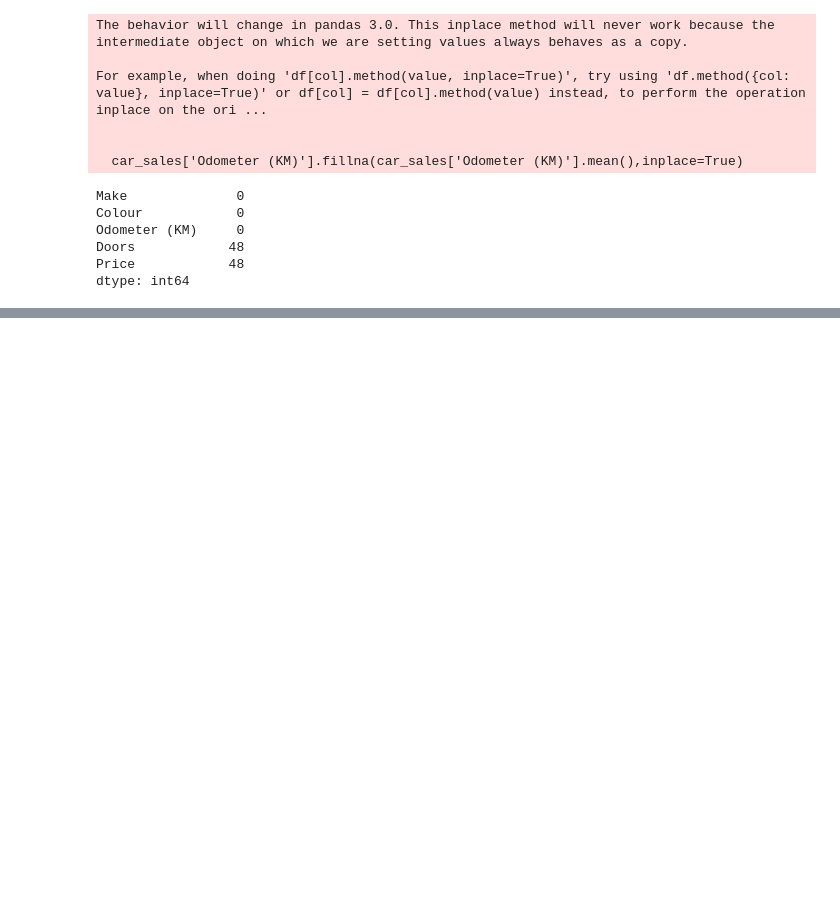
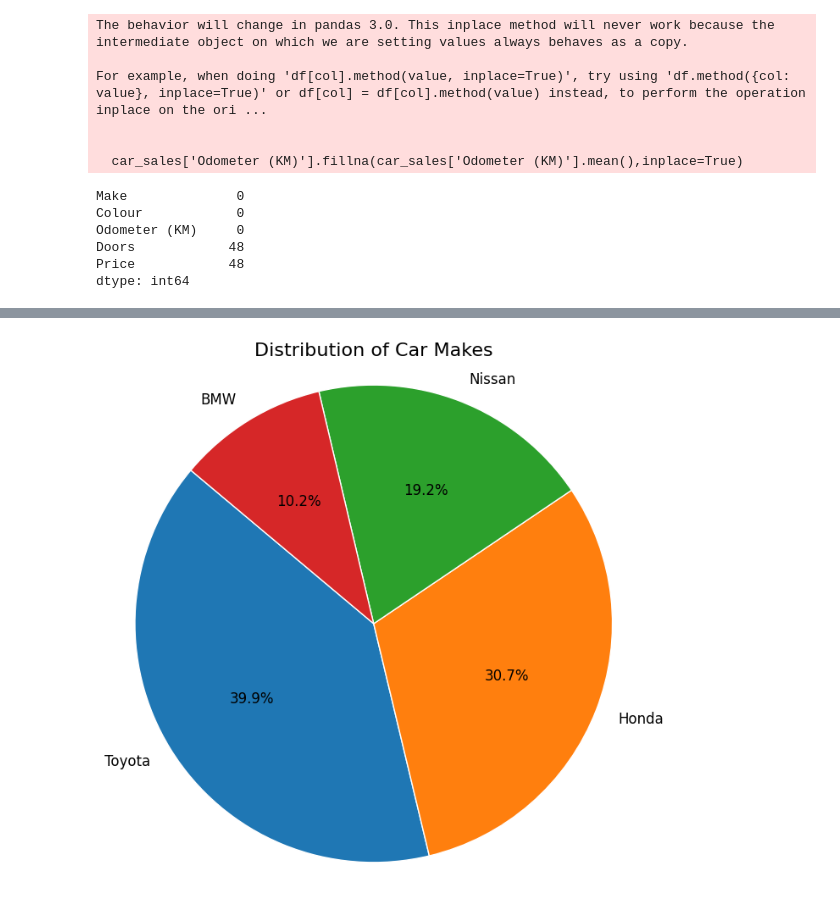
Before and after one commit to Pirate-Nirav/MachineLearning, a Jupyter notebook: pandaswithData.ipynb, the cells around one changed output, grey strips where cells are left out. Saved outputs shown, nothing was run; the diff lists cells and outputs as text; code cells hidden in the pictures; blank space fills up the shorter version.

```diff
--- a/pandaswithData.ipynb
+++ b/pandaswithData.ipynb
@@ -404,0 +541,16 @@ dtype: int64
+# %%
+import matplotlib.pyplot as plt
+
+# Count how many cars of each make
+make_counts = car_sales['Make'].value_counts()
+
+# Plot the pie chart
+plt.figure(figsize=(8, 8))
+plt.pie(make_counts, labels=make_counts.index, autopct='%1.1f%%', startangle=140,
+        wedgeprops={'edgecolor': 'white'}, textprops={'fontsize': 12})
+
+plt.title('Distribution of Car Makes', fontsize=16)
+plt.axis('equal')  # Keeps the pie chart circular
+plt.show()
+# %% [output]
+[figure, added]
```
Also changed, not shown: parts of 19 cells of this notebook, 6 other files.
